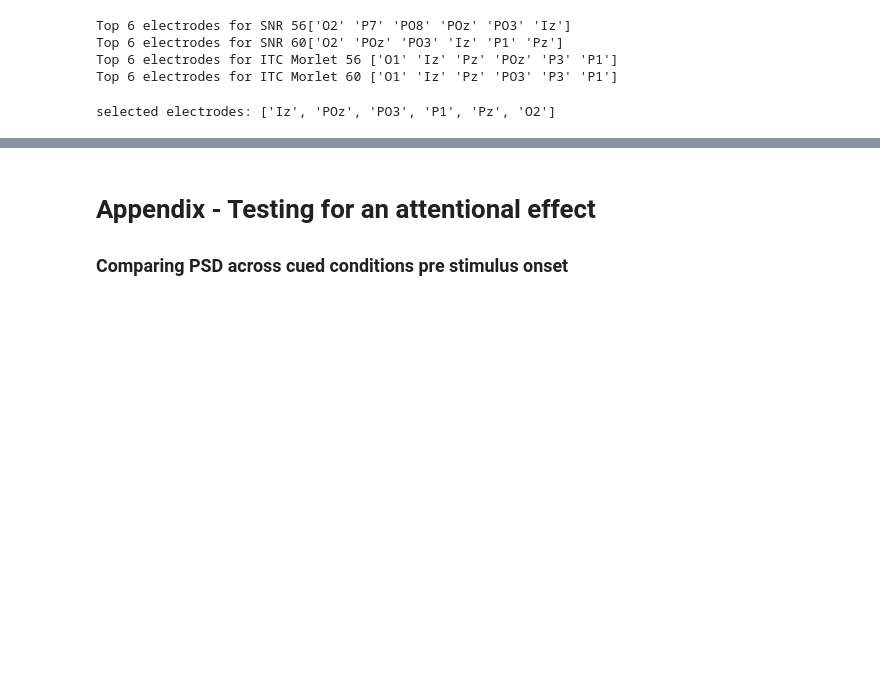
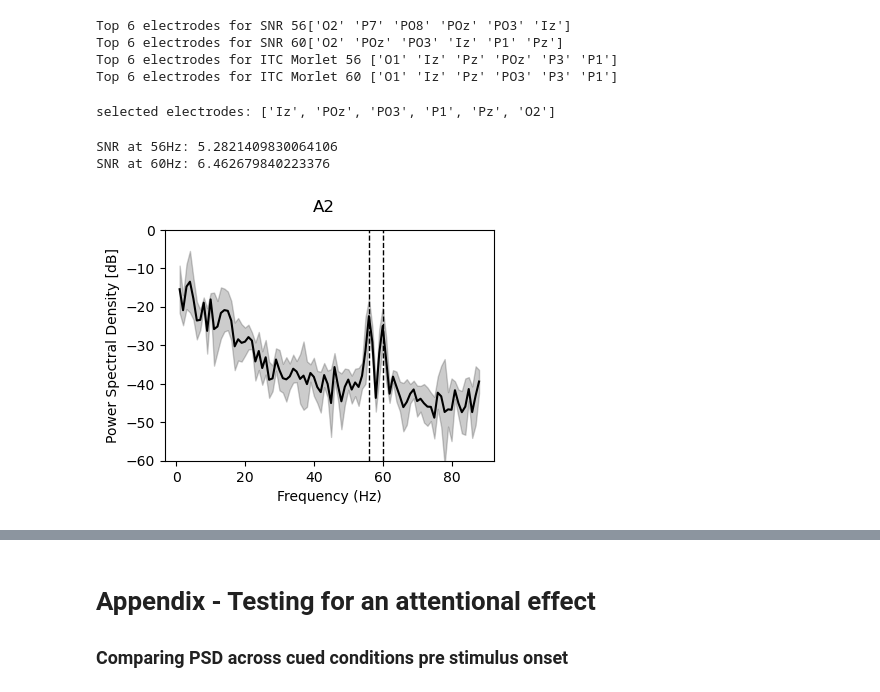
Before and after one commit to LpZamora/RIFT_thesis_expe1, a Jupyter notebook: 3a_analysis_A2_hypothesis_driven_electrode_selection.ipynb, the cells around one changed output, grey strips where cells are left out. Drawn from its saved outputs; the diff is of its cells as text; code cells hidden in the pictures; blank space fills up the shorter version.

```diff
--- a/3a_analysis_A2_hypothesis_driven_electrode_selection.ipynb
+++ b/3a_analysis_A2_hypothesis_driven_electrode_selection.ipynb
@@ -369,3 +369,76 @@ best_electrodes = [electrode for electrode, count in electrode_counts.most_commo
 print(f'selected electrodes: {best_electrodes}')
 # %% [output]
 selected electrodes: ['Iz', 'POz', 'PO3', 'P1', 'Pz', 'O2']
+# %%
+# Fast Fourier Transform
+# adapted from https://mne.tools/dev/auto_tutorials/time-freq/50_ssvep.html
+epochs_freqtag.pick(best_electrodes)
+sfreq = epochs_freqtag.info["sfreq"]
+tmin = 0 # Search in window starting from cue (when SSVEP is expected)
+tmax = 1
+fmin = 1.0
+fmax = 90
+
+# Spectrum of the signal averaged over trials
+spectrum = epochs_freqtag.copy().average().compute_psd(
+    "welch",
+    n_fft=int(sfreq * (tmax - tmin)),
+    n_overlap=0,
+    n_per_seg=None,
+    tmin=tmin,
+    tmax=tmax,
+    fmin=fmin,
+    fmax=fmax,
+    window="hamming",
+    verbose=False,
+)
+psds, freqs_psd = spectrum.get_data(return_freqs=True)
+
+# Get bins to exlude from regularization (close neighbors ±0.5Hz)
+bin_size = np.diff(freqs_psd)[0]
+skip_nei = int((0.5 - bin_size/2)//bin_size)
+
+# Get bins to include in regularization (neighbors within +/- 2-0.5Hz)
+used_nei = int((2 - bin_size/2) // bin_size)  # Total bins within ±2 Hz
+used_nei = used_nei - skip_nei # Bins within (0.5 Hz, 2 Hz]
+
+snrs = snr_spectrum(psds, noise_n_neighbor_freqs = used_nei, noise_skip_neighbor_freqs = skip_nei)
+
+
+%matplotlib inline
+fig, axes = plt.subplots(1, 1, figsize=(4.25, 3))
+freq_range = range(
+    np.where(np.floor(freqs_psd) == 1.0)[0][0], np.where(np.ceil(freqs_psd) == fmax - 1)[0][0]
+)
+
+psds_plot = 10 * np.log10(psds)
+psds_mean = psds_plot.mean(axis=(0))[freq_range]
+psds_std = psds_plot.std(axis=(0))[freq_range]
+axes.plot(freqs_psd[freq_range], psds_mean, color="black")
+axes.fill_between(
+    freqs_psd[freq_range], psds_mean - psds_std, psds_mean + psds_std, color="black", alpha=0.2
+)
+axes.set(ylabel="Power Spectral Density [dB]")
+axes.vlines([56, 60], [-60, -60], [0, 0], color='black', linestyle='--', linewidth=1)
+axes.set_ylim(-60, 0)
+axes.set_xlabel('Frequency (Hz)')
+plt.suptitle('A2')
+fig.show()
+
+# Extract SNR values at the stimulation frequency
+stim_freq1 = 56
+stim_freq2 = 60
+
+# find index of frequency bin closest to stimulation frequency
+i_bin_1 = np.argmin(abs(freqs_psd - stim_freq1))
+i_bin_2 = np.argmin(abs(freqs_psd - stim_freq2))
+
+# Apply the subset
+snrs_target1 = snrs[:, i_bin_1]
+snrs_target2 = snrs[:, i_bin_2]
+print(f'SNR at {stim_freq1}Hz: {snrs_target1.mean()}')
+print(f'SNR at {stim_freq2}Hz: {snrs_target2.mean()}')
+# %% [output]
+SNR at 56Hz: 5.2821409830064106
+SNR at 60Hz: 6.462679840223376
+[figure, added]
```
Also changed, not shown: parts of 3 cells of this notebook, 10 other files.
